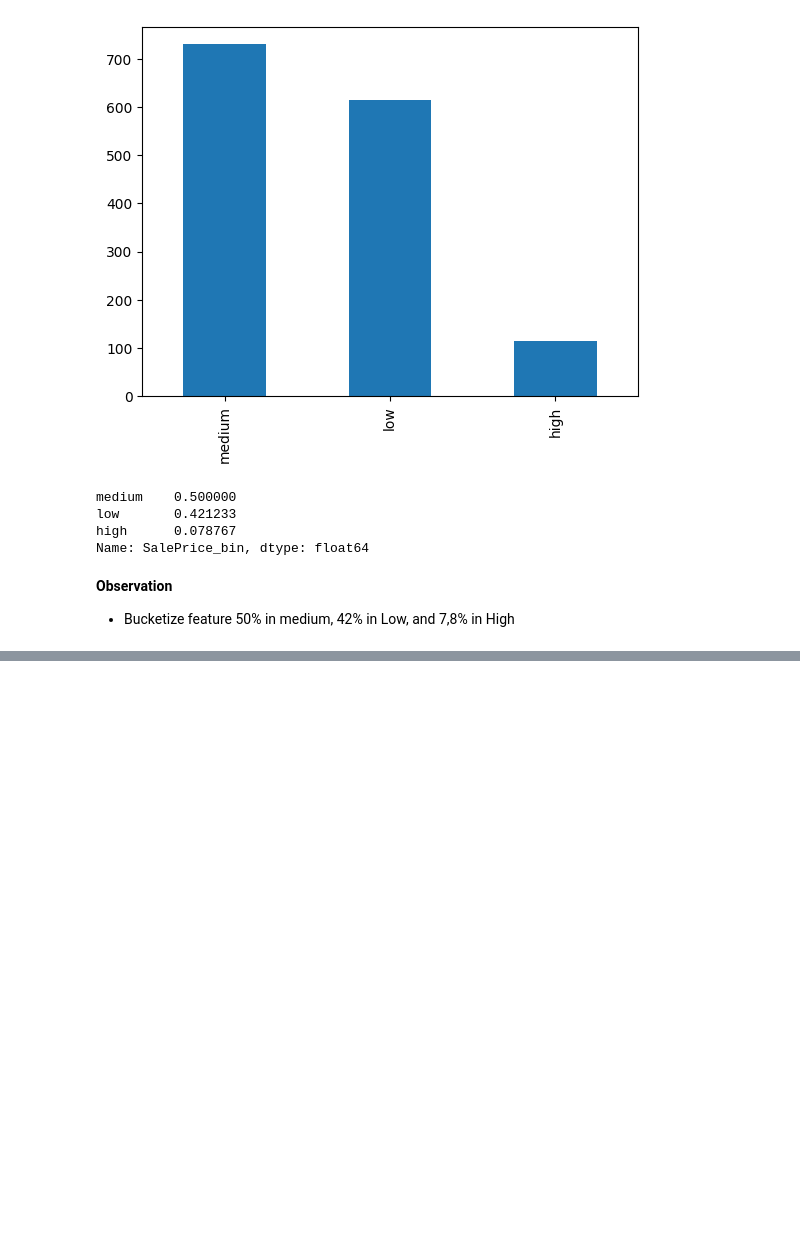
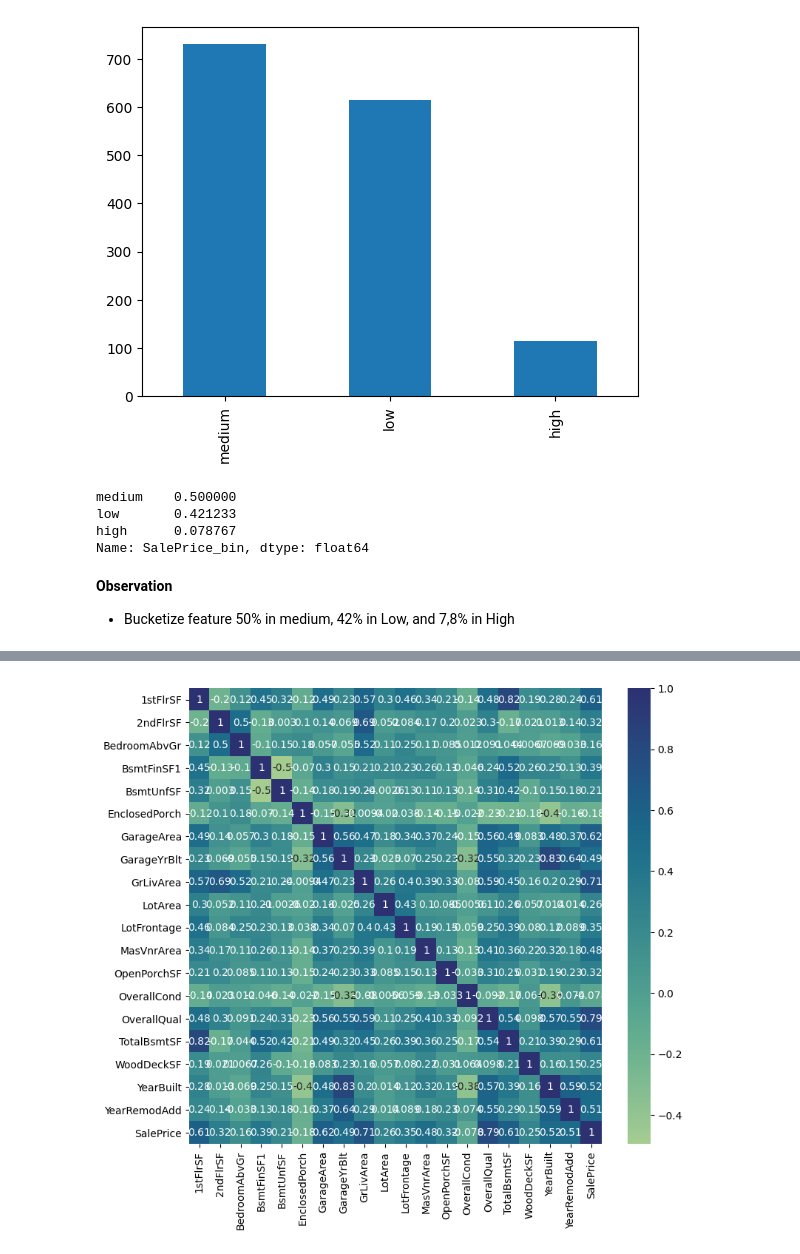
Before and after one commit to TimothyYW/Project_05, a Jupyter notebook: jupyter_notebooks/03 Data_Corralation.ipynb, the cells around one changed output, grey strips where cells are left out. Cells and saved outputs as stored; diff of their text form; code cells hidden in the pictures; blank space fills up the shorter version.

Commit message:
add graphs for data corralation

```diff
--- a/jupyter_notebooks/03 Data_Corralation.ipynb
+++ b/jupyter_notebooks/03 Data_Corralation.ipynb
@@ -118,0 +102,10 @@ ConversionError: Failed to convert value(s) to axis units: 0       GLQ
+# %%
+numeric_cols = df.select_dtypes(include=['float64', 'int64']).columns
+
+corr_matrix = df[numeric_cols].corr()
+
+plt.figure(figsize=(9, 8))
+sns.heatmap(corr_matrix, annot=True, cmap="crest")
+plt.show()
+# %% [output]
+[figure, added]
```
Also changed, not shown: parts of 2 cells of this notebook, 2 other files.
